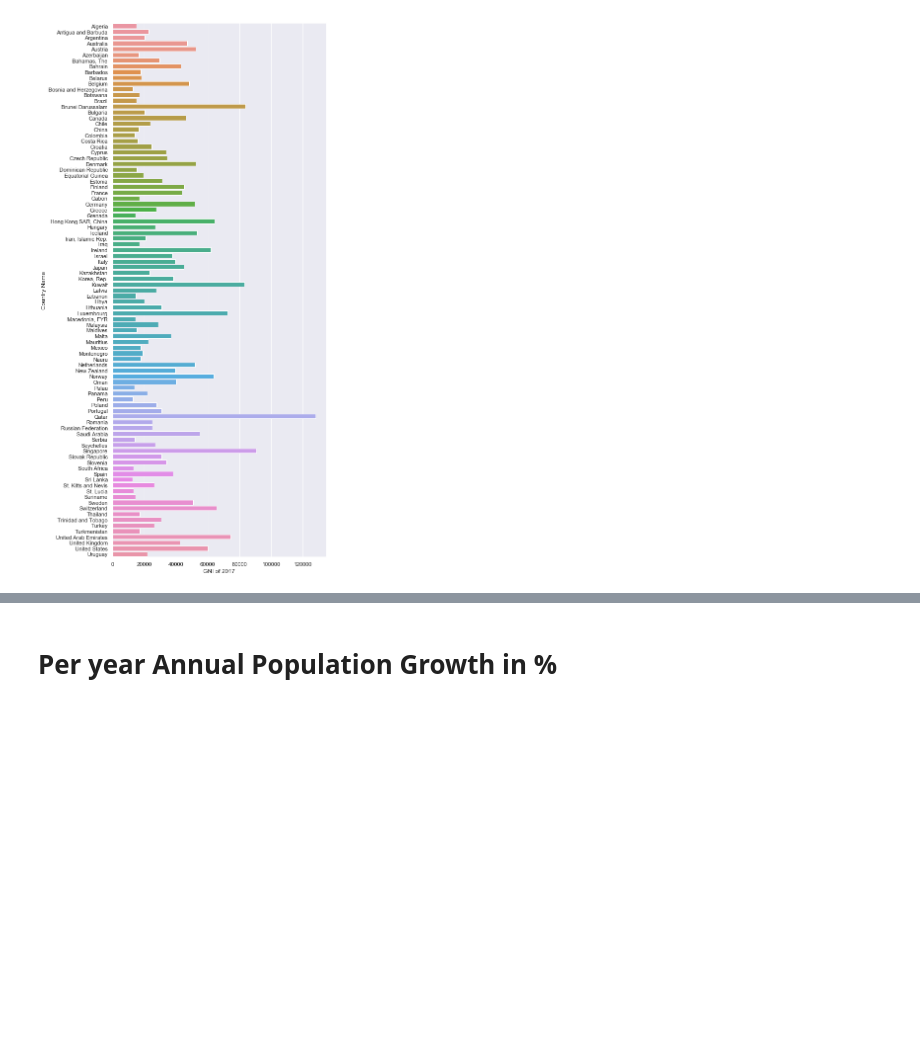
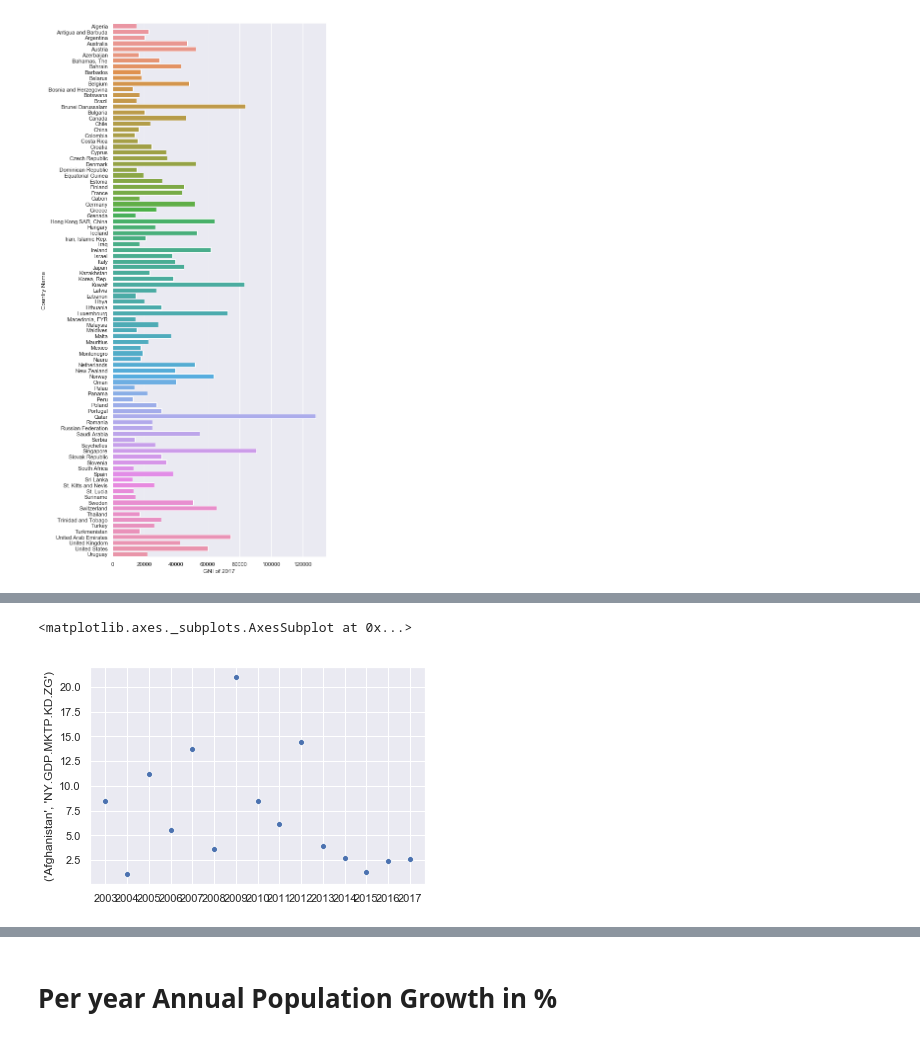
Before and after one commit to nilesh0109/Research-Methods, a Jupyter notebook: Task4/christopher_kavish_nilesh.ipynb, the cells around one changed output, grey strips where cells are left out. Cells and saved outputs as stored; diff of their text form; code cells hidden in the pictures; blank space fills up the shorter version.

```diff
--- a/Task4/christopher_kavish_nilesh.ipynb
+++ b/Task4/christopher_kavish_nilesh.ipynb
@@ -166,0 +248,5 @@ tot_pop
+# %%
+sns.scatterplot(x=merged_data.columns[2:], y=merged_data.loc['Afghanistan', 'NY.GDP.MKTP.KD.ZG'][2:])
+# %% [output]
+<matplotlib.axes._subplots.AxesSubplot at 0x...>
+[figure, added]
```
Also changed, not shown: parts of 34 cells of this notebook.
